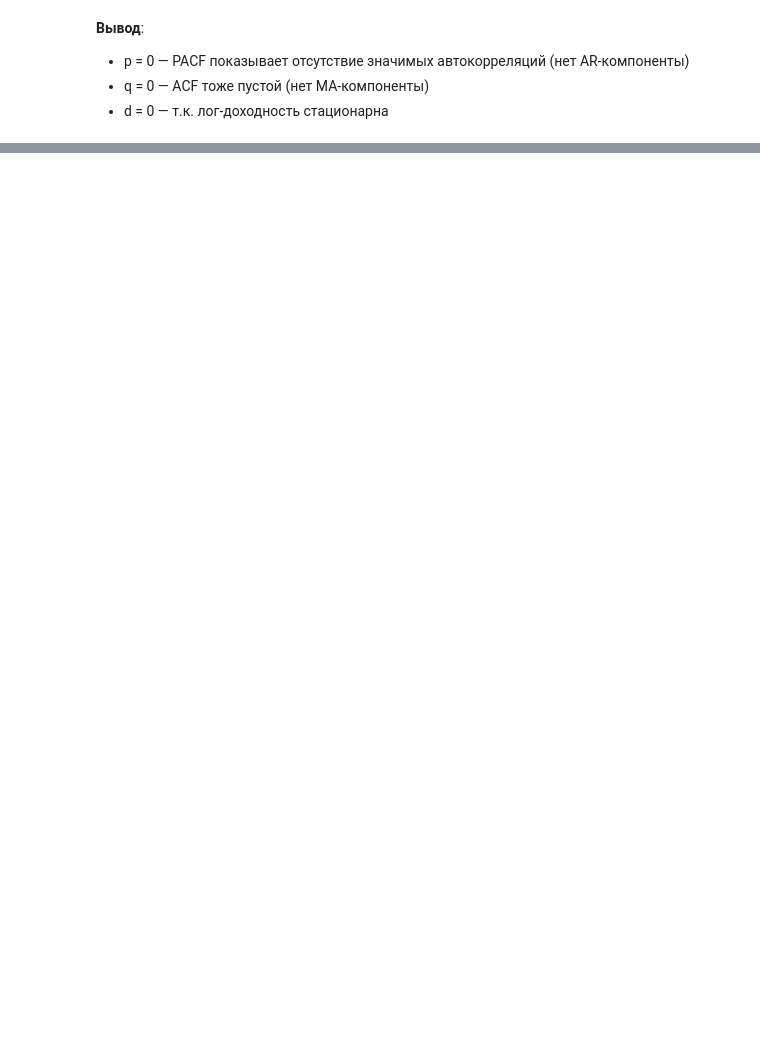
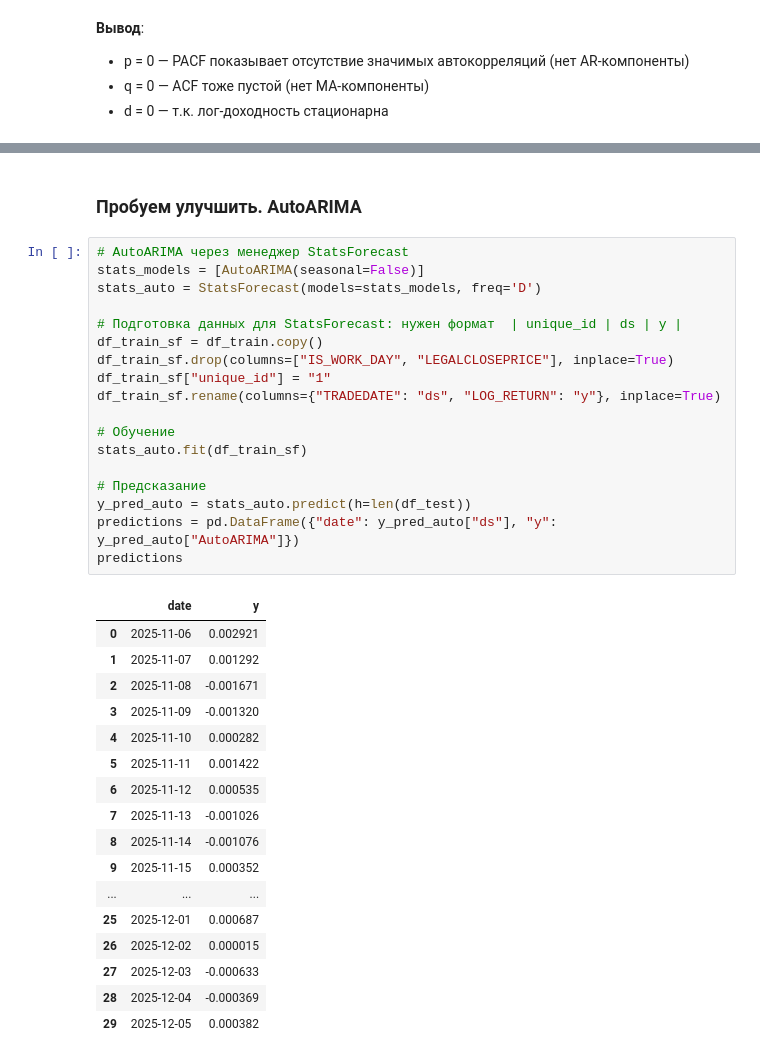
Before and after one commit to iabulkov/changes, a Jupyter notebook: ML.ipynb, the cells around one changed output, grey strips where cells are left out. Drawn from its saved outputs; the diff is of its cells as text; blank space fills up the shorter version.

```diff
--- a/ML.ipynb
+++ b/ML.ipynb
@@ -469,0 +526,38 @@ __Вывод:__
+# %% [markdown]
+### Пробуем улучшить. AutoARIMA
+# %%
+# AutoARIMA через менеджер StatsForecast
+stats_models = [AutoARIMA(seasonal=False)]
+stats_auto = StatsForecast(models=stats_models, freq='D')
+
+# Подготовка данных для StatsForecast: нужен формат  | unique_id | ds | y |
+df_train_sf = df_train.copy()
+df_train_sf.drop(columns=["IS_WORK_DAY", "LEGALCLOSEPRICE"], inplace=True)
+df_train_sf["unique_id"] = "1"
+df_train_sf.rename(columns={"TRADEDATE": "ds", "LOG_RETURN": "y"}, inplace=True)
+
+# Обучение
+stats_auto.fit(df_train_sf)
+
+# Предсказание
+y_pred_auto = stats_auto.predict(h=len(df_test))
+predictions = pd.DataFrame({"date": y_pred_auto["ds"], "y": y_pred_auto["AutoARIMA"]})
+predictions
+# %% [output]
+|  | date | y |
+| 0 | 2025-11-06 | 0.002921 |
+| 1 | 2025-11-07 | 0.001292 |
+| 2 | 2025-11-08 | -0.001671 |
+| 3 | 2025-11-09 | -0.001320 |
+| 4 | 2025-11-10 | 0.000282 |
+| 5 | 2025-11-11 | 0.001422 |
+| 6 | 2025-11-12 | 0.000535 |
+| 7 | 2025-11-13 | -0.001026 |
+| 8 | 2025-11-14 | -0.001076 |
+| 9 | 2025-11-15 | 0.000352 |
+| ... | ... | ... |
+| 25 | 2025-12-01 | 0.000687 |
+| 26 | 2025-12-02 | 0.000015 |
+| 27 | 2025-12-03 | -0.000633 |
+| 28 | 2025-12-04 | -0.000369 |
+| 29 | 2025-12-05 | 0.000382 |
```
Also changed, not shown: parts of 34 cells of this notebook.
